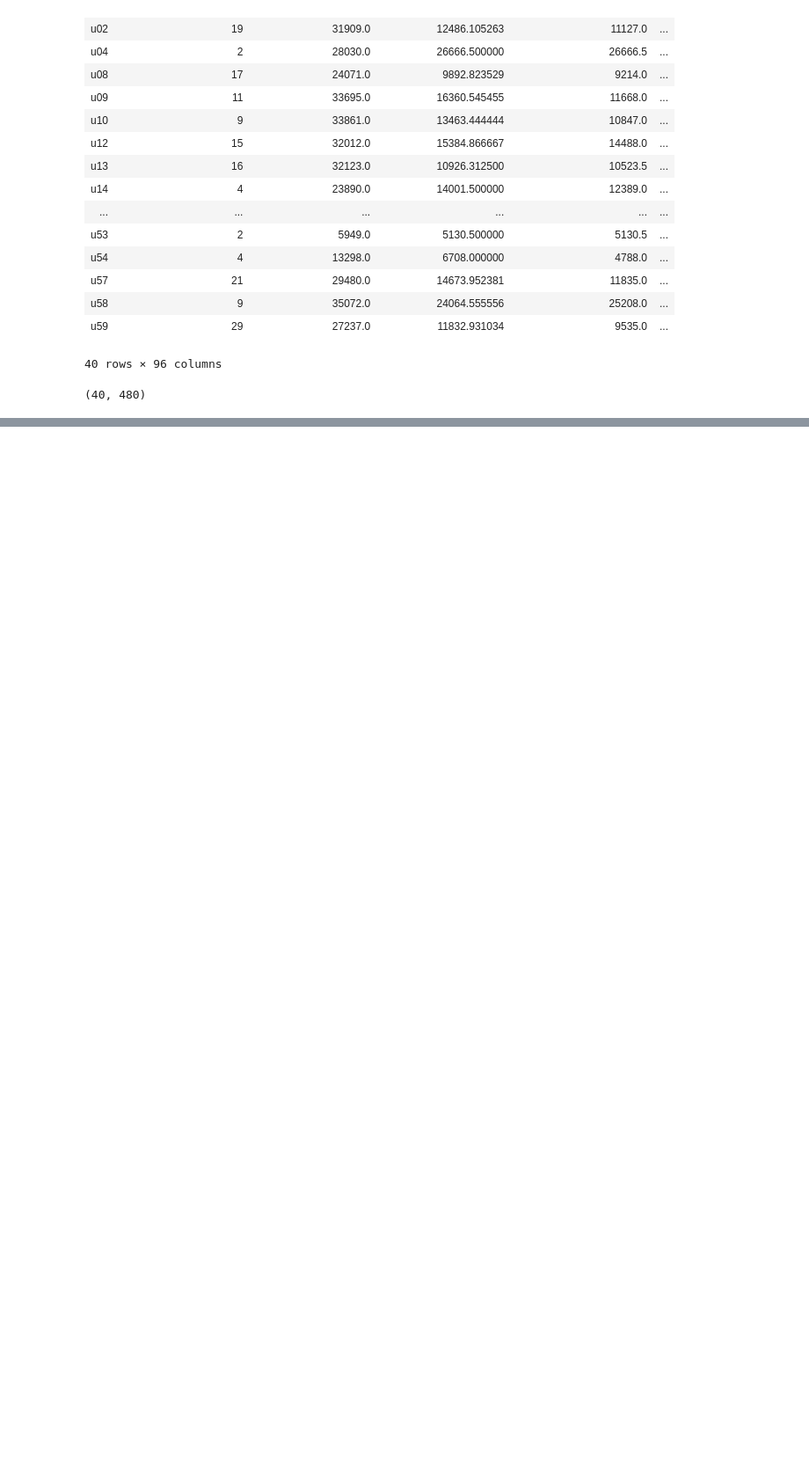
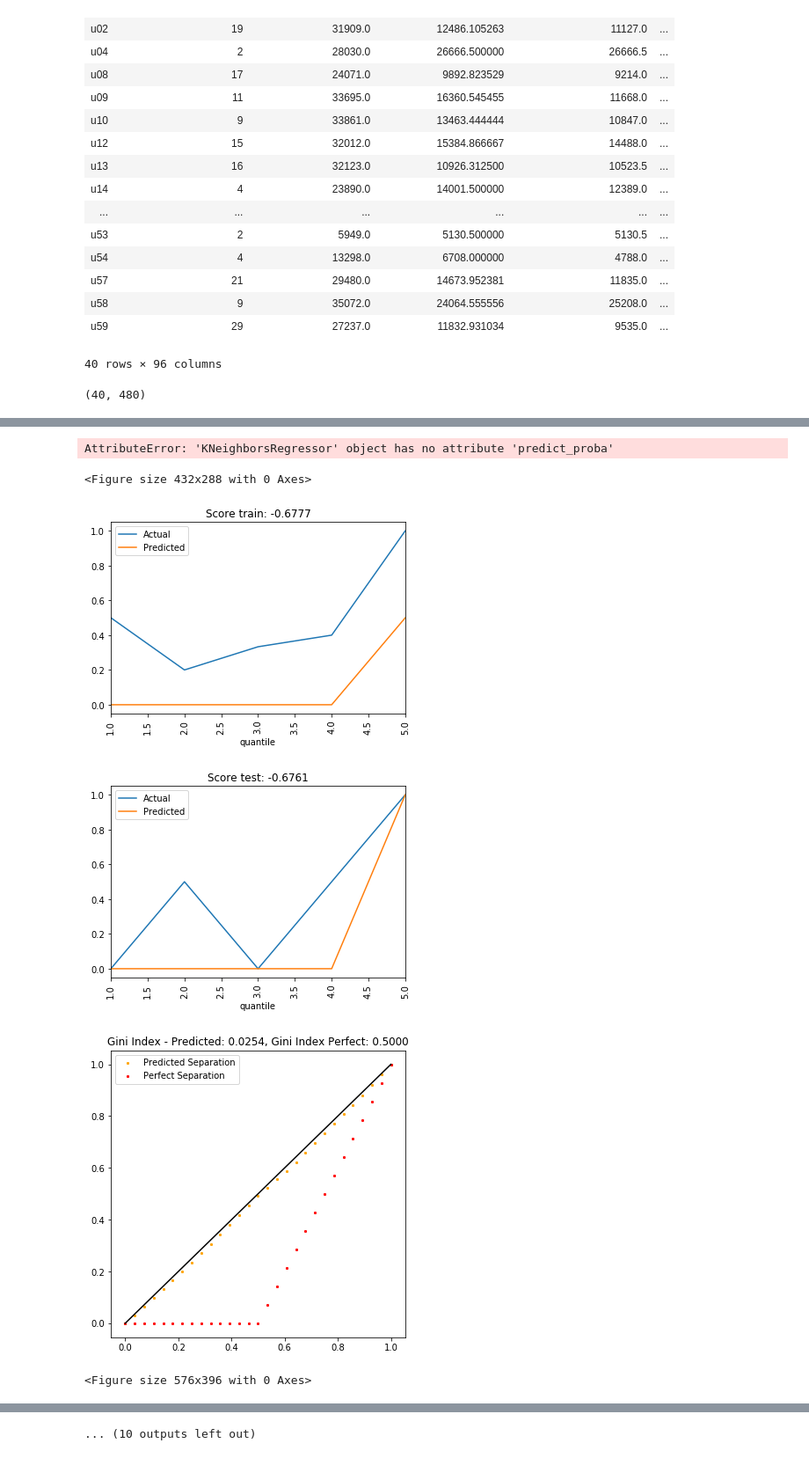
Before and after one commit to AndrewLSyd/COMP9417_major_project-1, a Jupyter notebook: 04_knn.ipynb, the cells around one changed output, grey strips where cells are left out. Shown: that part at 88% size. Drawn from its saved outputs; the diff is of its cells as text; code cells hidden in the pictures; blank space fills up the shorter version.

```diff
--- a/04_knn.ipynb
+++ b/04_knn.ipynb
@@ -311,5 +375,5 @@ def tabulate(y_actual, y_pred):
 # %%
-knn_gs_flour_class_post = grid_search(KNeighborsClassifier(algorithm="auto"),
-                                     "flourishing_scale_imp_class_post", "neg_log_loss", nn=24)
+knn_flourishing_scale_imp_class_post = grid_search(KNeighborsClassifier(algorithm="auto"),
+                                     "flourishing_scale_imp_class_post", "neg_log_loss", nn=26)
 # %% [output]
 ******************** flourishing_scale_imp_class_post ********************
@@ -362,0 +406,3 @@ helper.shap_feature_imp(shap_values_flour, X_train, corr_thresh=0.3)
+# %%
+knn_flourishing_scale_imp_post = grid_search(KNeighborsRegressor(algorithm="auto"),
+                                     "flourishing_scale_imp_post", "neg_mean_squared_error", nn=29)
@@ -365,5 +435,5 @@ helper.shap_feature_imp(shap_values_flour, X_train, corr_thresh=0.3)
 # %%
-knn_gs_panas_pos_class_post = grid_search(KNeighborsClassifier(algorithm="auto"),
+knn_panas_pos_imp_class_post = grid_search(KNeighborsClassifier(algorithm="auto"),
                                           "panas_pos_imp_class_post", "neg_log_loss")
 # %% [output]
 ******************** panas_pos_imp_class_post ********************
@@ -466,0 +558,14 @@ helper.shap_feature_imp(shap_values_panas_neg, X_train, corr_thresh=0.3)
+# %%
+OUTPATH_RESULTS = "results/knn/"
+COLS_KEEP = ['rank_test_score', 'mean_test_score', 'std_test_score', 'param_pca__n_components', 'param_imputer__strategy',
+       'param_df_selector__attribute_names', 'param_knn__n_neighbors', 'param_knn__weights', 'param_knn__metric']
+
+output_results(knn_flourishing_scale_imp_class_post, knn_flourishing_scale_imp_class_post.cv_results_,
+               "flourishing_scale_imp_class_post", X_train, y_train, X_test, y_test, COLS_KEEP, 5, classifier=True)
+output_results(knn_flourishing_scale_imp_post , knn_flourishing_scale_imp_post.cv_results_,
+               "flourishing_scale_imp_post", X_train, y_train, X_test, y_test, COLS_KEEP, 5)
+output_results(knn_panas_pos_imp_class_post , knn_panas_pos_imp_class_post.cv_results_,
+               "panas_pos_imp_class_post", X_train, y_train, X_test, y_test, COLS_KEEP, 5, classifier=True)
+output_results(knn_panas_pos_imp_post, knn_panas_pos_imp_post.cv_results_,
+               "panas_pos_imp_post", X_train, y_train, X_test, y_test, COLS_KEEP, 5)
+# %% [output]
@@ -466,0 +576,6 @@ helper.shap_feature_imp(shap_values_panas_neg, X_train, corr_thresh=0.3)
+AttributeError: 'KNeighborsRegressor' object has no attribute 'predict_proba'
+<Figure size 432x288 with 0 Axes>
+[figure, added]
+[figure, added]
+[figure, added]
+<Figure size 576x396 with 0 Axes>
@@ -466,0 +584 @@ helper.shap_feature_imp(shap_values_panas_neg, X_train, corr_thresh=0.3)
+... (10 outputs left out)
```
Also changed, not shown: parts of 30 cells of this notebook.
